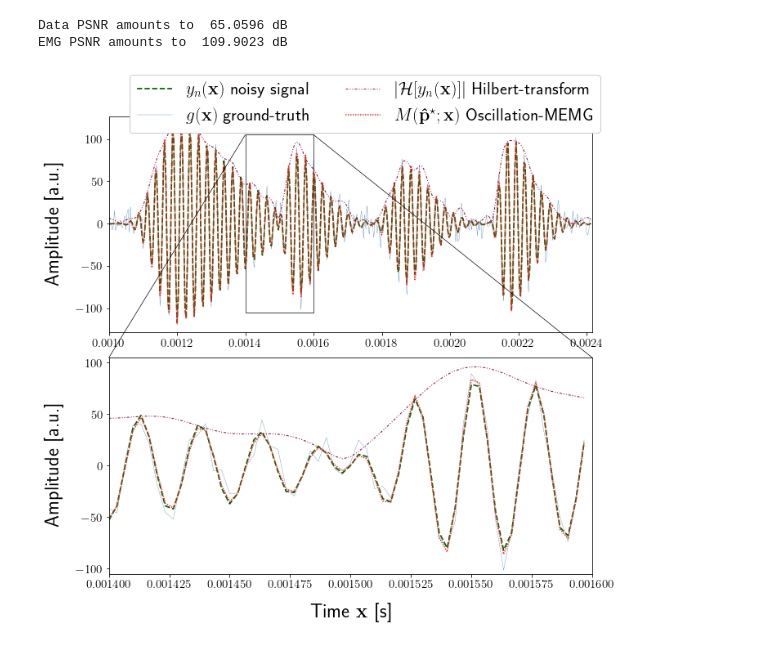
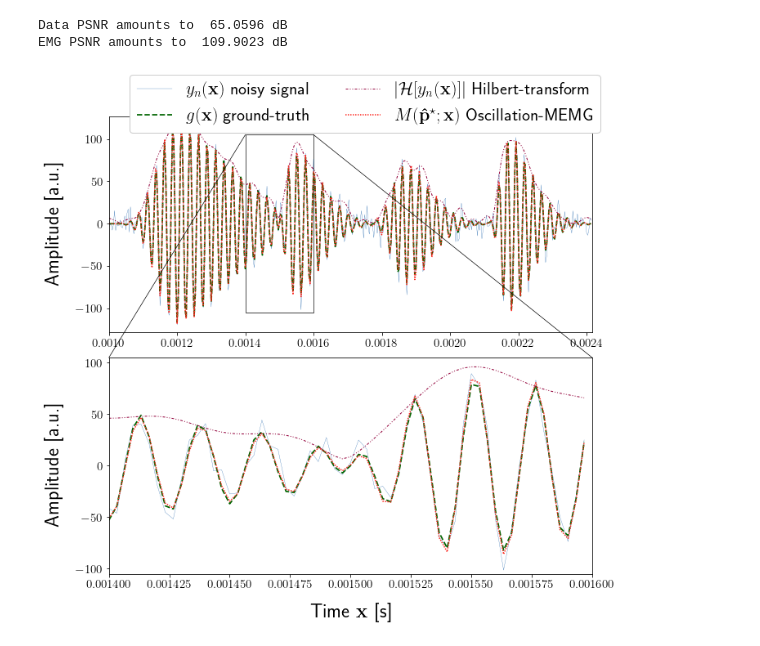
Before and after one commit to hahnec/multimodal_emg, a Jupyter notebook: mm_emg_example.ipynb, the cells around one changed output. Saved outputs shown, nothing was run; the diff lists cells and outputs as text; code cells hidden in the pictures.

Commit message:
fix(figs): rectify label assignment in plot

```diff
--- a/mm_emg_example.ipynb
+++ b/mm_emg_example.ipynb
@@ -143,8 +143,8 @@ def mulitmodal_ius_plot(x, channel_data, hilbert_data, gt_data=None, fitted_data
     # Create upper axes
     xs1, xs2 = 300, -775
     sub1 = fig.add_subplot(2,2,(1,2)) # two rows, two colums, combined third and fourth cell
-    (l2,) = sub1.plot(x[xs1:xs2], channel_data[xs1:xs2], linestyle='solid', linewidth=lwidths[0], color=colors[0], label="$y_n(\mathbf{x})$ noisy signal")
-    (l1,) = sub1.plot(x[xs1:xs2], gt_data[xs1:xs2], color = colors[1], linestyle='dashed', linewidth=lwidths[1], label="$g(\mathbf{x})$ ground-truth")
+    (l1,) = sub1.plot(x[xs1:xs2], channel_data[xs1:xs2], linestyle='solid', linewidth=lwidths[0], color=colors[0], label="$y_n(\mathbf{x})$ noisy signal")
+    (l2,) = sub1.plot(x[xs1:xs2], gt_data[xs1:xs2], color = colors[1], linestyle='dashed', linewidth=lwidths[1], label="$g(\mathbf{x})$ ground-truth")
     (l3,) = sub1.plot(x[xs1:xs2], hilbert_data[xs1:xs2], linestyle=(0, (3, 2, 1, 2, 1, 2)), linewidth=lwidths[2], color=colors[4], label="$|\mathcal{H}[y_n(\mathbf{x})]|$ Hilbert-transform")
     (l6,) = sub1.plot(x[xs1:xs2], fitted_data[xs1:xs2], color=colors[3], linestyle=(0, (1,1)), linewidth=lwidths[5], label="$M(\mathbf{\hat{p}^\star};\mathbf{x})$ Oscillation-MEMG")
     sub1.set_xlim(x[xs1], x[xs2])
@@ -169,31 +169,31 @@ def mulitmodal_ius_plot(x, channel_data, hilbert_data, gt_data=None, fitted_data
     sub2.tick_params(axis='both', which='major', labelsize=15)
     sub2.tick_params(axis='both', which='minor', labelsize=13)
     sub2.set_xlabel(r'Time $\mathbf{x}$ [s]', fontsize=24, labelpad = 15)
 
     # Create left side of Connection patch for first axes
     con1 = ConnectionPatch(xyA=(x[xs3], sub2.get_ylim()[1]), coordsA=sub2.transData,
                         xyB=(x[xs3], rect_height/2), coordsB=sub1.transData, color = 'k', linewidth=.7)
     # Add left side to the figure
     fig.add_artist(con1)
 
     # Create right side of Connection patch for first axes
     con2 = ConnectionPatch(xyA=(x[xs4], sub2.get_ylim()[1]), coordsA=sub2.transData,
                         xyB=(x[xs4], rect_height/2), coordsB=sub1.transData, color = 'k', linewidth=.7)
     # Add right side to the figure
     fig.add_artist(con2)
 
     rect = Rectangle((rect_center_x-(x[xs4]-x[xs3])/2, -rect_height/2), width=(x[xs4]-x[xs3]), height=rect_height, fill=False, color='k', linewidth=.7)
     sub1.add_artist(rect)
 
     handles, labels = sub1.get_legend_handles_labels()
     fig.legend(handles=[l1, l2, l3, l6], labels=labels, fontsize=21.5, fancybox=True, framealpha=1, ncol=2, bbox_to_anchor=(0.475, 0.46, 0.5, 0.5))
 
     # Save figure with nice margin
     plt.tight_layout(rect=(0,0,1,.89))
     plt.savefig(Path.cwd() / 'docs' / 'figs' / 'denoising_emg.svg', transparent=True, dpi=300, pad_inches=.0)
     plt.savefig(Path.cwd() / 'docs' / 'figs' / 'denoising_emg.eps', transparent=True, dpi=300, pad_inches=.0)
     plt.show()
 
 mulitmodal_ius_plot(x, data_arr, EchoMultiModalTester.hilbert_transform(filt_arr), gt_data=gt_data, fitted_data=wav_result)
 # %% [output]
-[figure, old version]
+[figure, new version]
```
Also changed, not shown: 2 other files.
